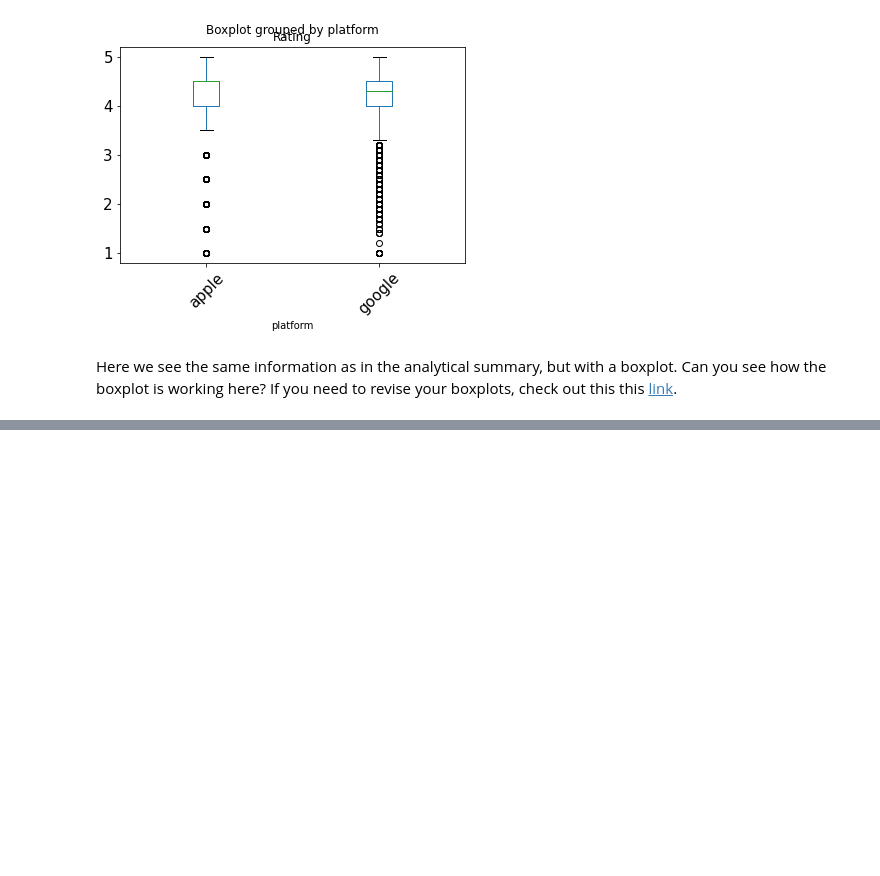
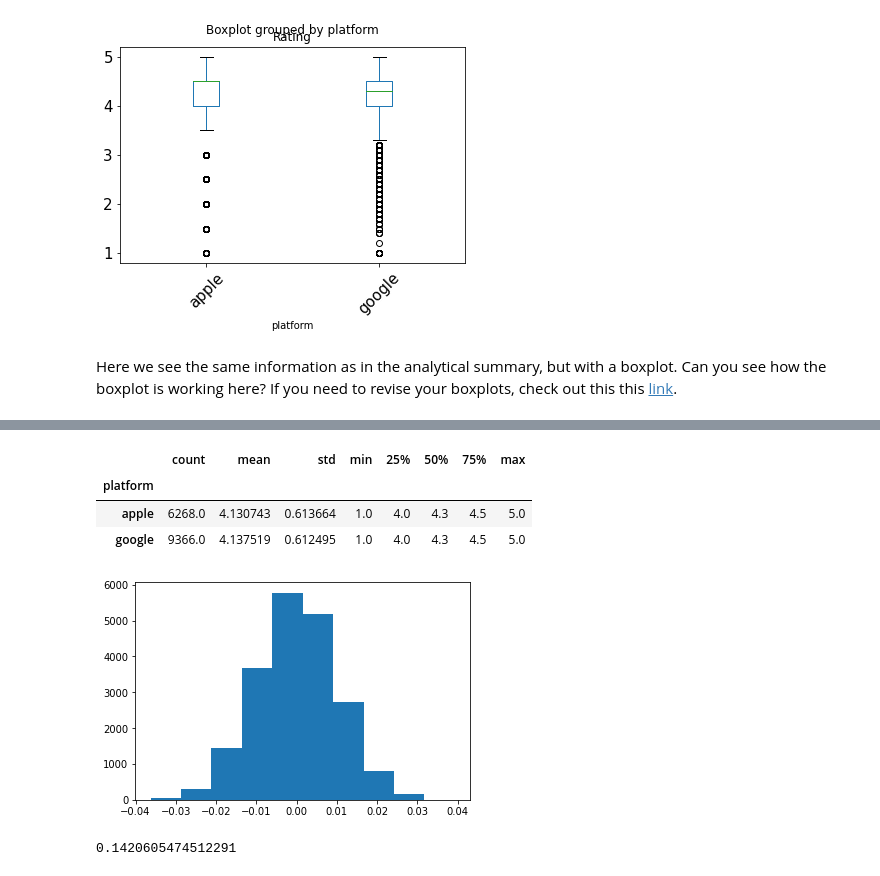
Before and after one commit to pri188/dsc_intro, a Jupyter notebook: PART 2, Tier 1 - Cleaning, transforming and visualizing.ipynb, the cells around one changed output, grey strips where cells are left out. Saved outputs shown, nothing was run; the diff lists cells and outputs as text; code cells hidden in the pictures; blank space fills up the shorter version.

```diff
--- a/PART 2, Tier 1 - Cleaning, transforming and visualizing.ipynb
+++ b/PART 2, Tier 1 - Cleaning, transforming and visualizing.ipynb
@@ -401,0 +439,24 @@ Here we see the same information as in the analytical summary, but with a boxplo
+# %%
+df['Permutation1'] = np.random.permutation(df['Rating'])
+df.groupby(by='platform')['Permutation1'].describe()
+# %% [output]
+|  | count | mean | std | min | 25% | 50% | 75% | max |
+| platform |  |  |  |  |  |  |  |  |
+| apple | 6268.0 | 4.130743 | 0.613664 | 1.0 | 4.0 | 4.3 | 4.5 | 5.0 |
+| google | 9366.0 | 4.137519 | 0.612495 | 1.0 | 4.0 | 4.3 | 4.5 | 5.0 |
+# %%
+difference = list()
+# %%
+for index in range(100):
+    permutation = np.random.permutation(df['Rating'])
+    difference.append(np.mean(permutation[df['platform']=='apple']) - np.mean(permutation[df['platform']=='google']))
+# %%
+histo = pyplt.hist(difference)
+obs_difference = np.mean(apple) - np.mean(google)
+obs_difference = abs(obs_difference)
+# %% [output]
+[figure, added]
+# %%
+print(obs_difference)
+# %% [output]
+0.1420605474512291
```
Also changed, not shown: parts of 7 cells of this notebook, 1 other file.
